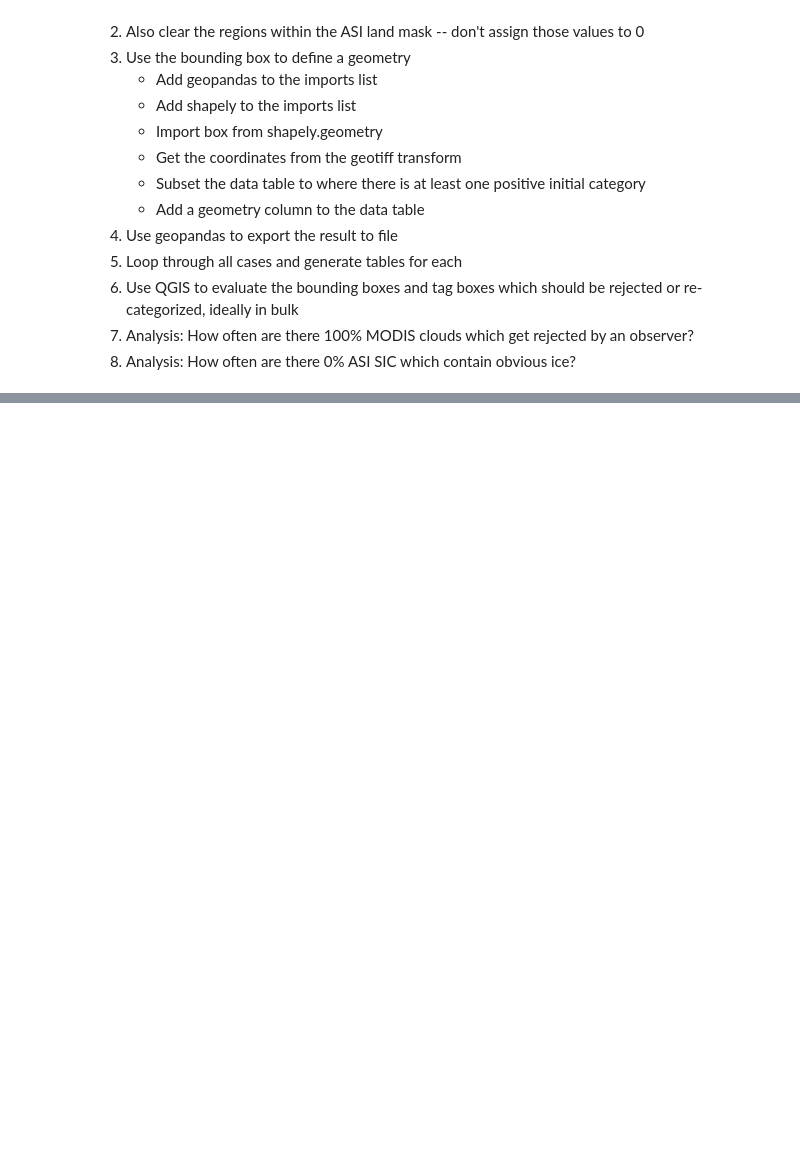
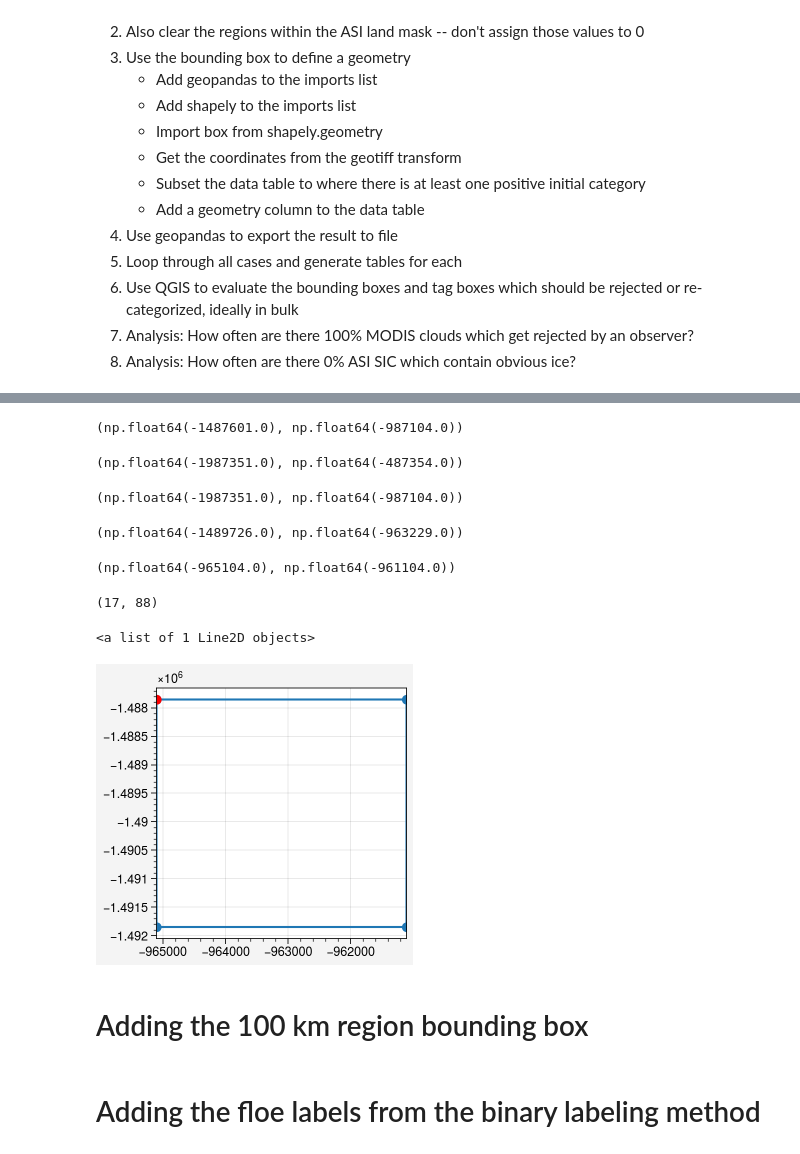
Before and after one commit to danielmwatkins/ice-floe-validation-dataset, a Jupyter notebook: notebooks/sub_scene_sampling.ipynb, the cells around one changed output, grey strips where cells are left out. Saved outputs shown, nothing was run; the diff lists cells and outputs as text; code cells hidden in the pictures; blank space fills up the shorter version.

```diff
--- a/notebooks/sub_scene_sampling.ipynb
+++ b/notebooks/sub_scene_sampling.ipynb
@@ -223,2 +167,0 @@ df_all.loc[:, "init_cloudy_ice"] = (df_all["asi_sea_ice_concentration"] > 0.85)
-# %%
-df_all = df_all.loc[df_all.land_fraction < 0.1].copy()
@@ -337,7 +246,0 @@ blue = rgb_img[:, :, 2]
-# %%
-tol = 5
-img = np.zeros((n, m))
-for idx in [15]:
-    data = bin_mean_values.iloc[idx, :]
-    sel = np.abs(blue - data.b) < tol #) & (np.abs(green - data.g) < tol) & (np.abs(blue - data.b) < tol)
-    img[sel] = idx
@@ -417,0 +247,22 @@ Clipping input data to the valid range for imshow with RGB data ([0..1] for floa
+# %%
+import skimage.io as io
+import os
+import pandas as pd
+import numpy as np
+import ultraplot as uplt
+import scipy
+import skimage
+from skimage.measure import regionprops_table
+import skimage.morphology as skim
+import geopandas as gpd
+from shapely.geometry import box
+import rasterio as rio
+
+dataloc = "../../calval_tgrs/data/validation_dataset/modis_500km/"
+asi_dataloc = "../../calval_tgrs/data/validation_dataset/asi_500km/"
+nsidc_dataloc = "../../calval_tgrs/data/validation_dataset/nsidc_500km/"
+sample_saveloc = '/Users/dwatkin2/Documents/research/manuscripts/calval_tgrs/data/validation_dataset/calibration_500km/'
+
+files = os.listdir(dataloc + 'cloudfraction')
+files = [f for f in files if '.tiff' in f]
+files.sort()
@@ -417,0 +686,46 @@ Clipping input data to the valid range for imshow with RGB data ([0..1] for floa
+# %%
+# Top left:
+#
+r, c = ref_img.xy(row=0, col=0)
+# QGIS: -1485760,-985502
+c, r
+# %% [output]
+(np.float64(-1487601.0), np.float64(-987104.0))
+# %%
+# Bottom right:
+r, c = ref_img.xy(row=1999, col=1999)
+c, r
+# QGIS: -1984906,-486356
+# %% [output]
+(np.float64(-1987351.0), np.float64(-487354.0))
+# %%
+# Bottom left:
+r, c = ref_img.xy(row=1999, col=0)
+c, r
+# -1985961,-984447
+# %% [output]
+(np.float64(-1987351.0), np.float64(-987104.0))
+# %%
+r, c = ref_img.xy(row=df.row_centroid.values[0], col=df.col_centroid.values[0])
+c, r
+# %% [output]
+(np.float64(-1489726.0), np.float64(-963229.0))
+# %%
+x_min[0], x_max[0]
+# %% [output]
+(np.float64(-965104.0), np.float64(-961104.0))
+# %%
+ref_img.index(x=x_min[0], y=y_max[0])
+# %% [output]
+(17, 88)
+# %%
+fig, ax = uplt.subplots()
+ax.plot(
+    [x_min[0], x_min[0], x_max[0], x_max[0], x_min[0]], [y_min[0], y_max[0], y_max[0], y_min[0], y_min[0]],
+marker='o')
+ax.plot(x_min[0], y_min[0], color='r', marker='o')
+# %% [output]
+<a list of 1 Line2D objects>
+[figure, added]
+# %% [markdown]
+# Adding the 100 km region bounding box
@@ -417,0 +752,2 @@ Clipping input data to the valid range for imshow with RGB data ([0..1] for floa
+# %% [markdown]
+# Adding the floe labels from the binary labeling method
```
Also changed, not shown: parts of 54 cells of this notebook, 4 other files.
